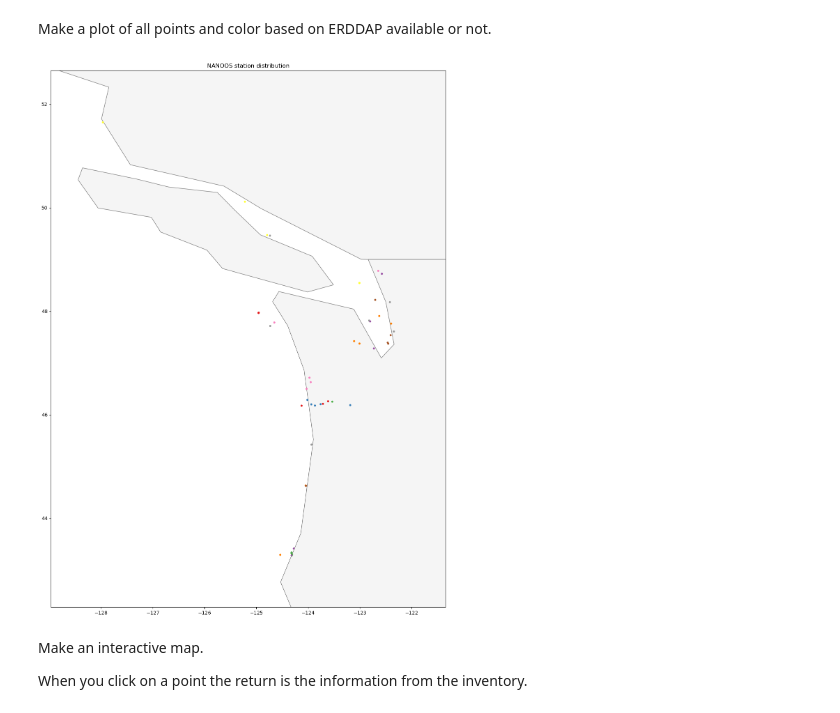
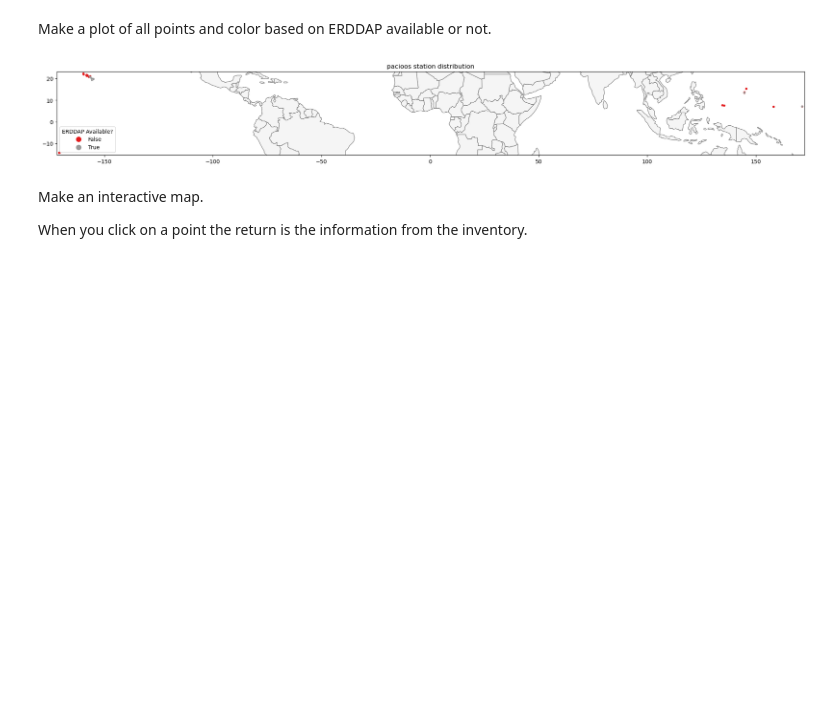
Before and after one commit to ioos/ioos-asset-inventory, a Jupyter notebook: spot_check_stations.ipynb, the cells around one changed output. Drawn from its saved outputs; the diff is of its cells as text; code cells hidden in the pictures; blank space fills up the shorter version.

Commit message:
complete pacioos

```diff
--- a/spot_check_stations.ipynb
+++ b/spot_check_stations.ipynb
@@ -9,7 +9,7 @@ import re
 # %% [markdown]
 Pull in the processed inventory
 # %%
-ra = "GLOS"
+ra = "pacioos"
 
 #
 # df_cruise = df[df['Station Description'] == 'Chesapeake Bay WQ Cruise Data ']
@@ -491,35 +499,35 @@ df['Station Deployment'] = \
 gdf = geopandas.GeoDataFrame(
     df, geometry=geopandas.points_from_xy(df['Longitude'], df['Latitude']))
 
 world = geopandas.read_file(geopandas.datasets.get_path('naturalearth_lowres'))
 
 ax = world.plot(
     color='whitesmoke',
     edgecolor='grey',
     figsize=(25,20),
     )
 
 gdf.plot( ax=ax,
-         #column='erddap_avail',
+         column='erddap_avail',
          categorical=True,
          cmap = 'Set1',
          markersize=10,
          legend=True,
          legend_kwds={'title': "ERDDAP Available?"},
          k=2,
         )
 
 
 
 minx, miny, maxx, maxy = gdf.total_bounds
 ax.set_xlim(minx-1, maxx+1)
 ax.set_ylim(miny-1, maxy+1)
 
 plt.title('{} station distribution'.format(ra))
 
 plt.show()
 # %% [output]
-[figure, old version]
+[figure, new version]
 # %% [markdown]
 Make an interactive map.
 
```
Also changed, not shown: parts of 17 cells of this notebook, 8 other files.
